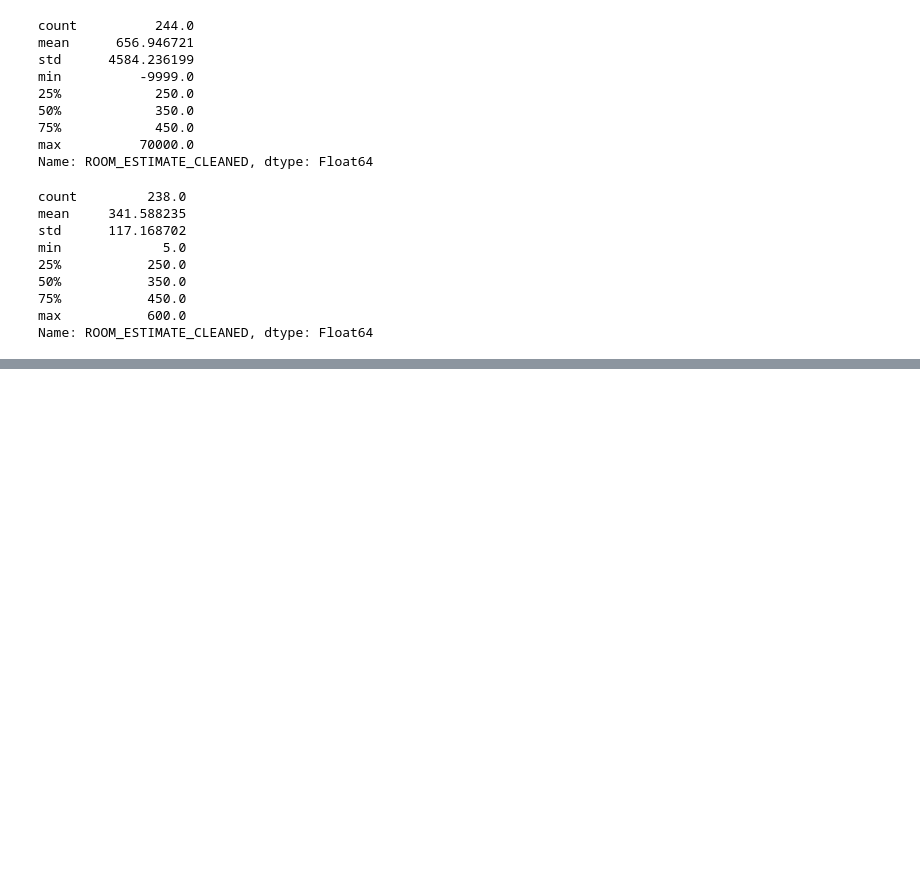
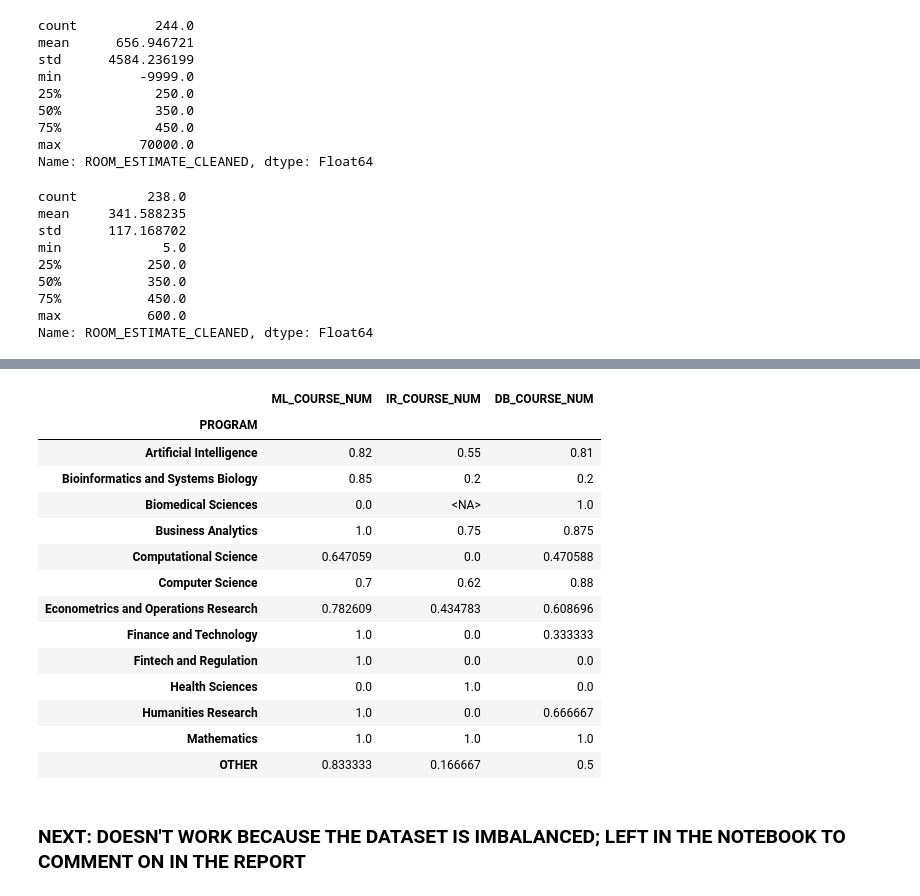
Before and after one commit to rahil1303/dmt-assignment1-2025, a Jupyter notebook: notebooks/Iteration_2_eda.ipynb, the cells around one changed output, grey strips where cells are left out. Cells and saved outputs as stored; diff of their text form; code cells hidden in the pictures; blank space fills up the shorter version.

```diff
--- a/notebooks/Iteration_2_eda.ipynb
+++ b/notebooks/Iteration_2_eda.ipynb
@@ -1177,0 +1199,35 @@ Name: ROOM_ESTIMATE_CLEANED, dtype: Float64
+# %%
+import pandas as pd
+import numpy as np
+from sklearn.impute import SimpleImputer
+
+# Define the columns you want to impute
+course_cols = ['ML_COURSE_NUM', 'IR_COURSE_NUM', 'DB_COURSE_NUM']
+
+# Step 1: Define a function to calculate the most frequent combination
+def most_frequent_combination(group):
+    # Calculate the mode (most frequent combination) of the courses for each program group
+    most_frequent = group[course_cols].mode().iloc[0]
+    return most_frequent
+
+# Step 2: Define a function to impute missing values based on the most frequent combination
+def impute_by_program(group, most_frequent_combination):
+    # Fill missing values in the group with the most frequent combination
+    for col, value in zip(course_cols, most_frequent_combination):
+        group[col] = group[col].fillna(value)
+    return group
+
+# Step 3: Apply the process for each program
+def impute_program_combination(df):
+    for program, group in df.groupby('PROGRAM'):
+        # Get the most frequent combination for the current program
+        most_frequent = most_frequent_combination(group)
+        # Impute missing values in the group
+        df.loc[group.index, course_cols] = impute_by_program(group, most_frequent)[course_cols]
+    return df
+
+# Step 4: Apply the function to the entire DataFrame
+df = impute_program_combination(df)
+
+# Print the updated DataFrame to check the imputed values
+print(df[['PROGRAM', 'ML_COURSE_NUM', 'IR_COURSE_NUM', 'DB_COURSE_NUM']].head())
@@ -1177,0 +1248,21 @@ Name: ROOM_ESTIMATE_CLEANED, dtype: Float64
+# %%
+# Average number of each course taken per program
+df.groupby('PROGRAM')[['ML_COURSE_NUM', 'IR_COURSE_NUM', 'DB_COURSE_NUM']].mean()
+# %% [output]
+|  | ML_COURSE_NUM | IR_COURSE_NUM | DB_COURSE_NUM |
+| PROGRAM |  |  |  |
+| Artificial Intelligence | 0.82 | 0.55 | 0.81 |
+| Bioinformatics and Systems Biology | 0.85 | 0.2 | 0.2 |
+| Biomedical Sciences | 0.0 | <NA> | 1.0 |
+| Business Analytics | 1.0 | 0.75 | 0.875 |
+| Computational Science | 0.647059 | 0.0 | 0.470588 |
+| Computer Science | 0.7 | 0.62 | 0.88 |
+| Econometrics and Operations Research | 0.782609 | 0.434783 | 0.608696 |
+| Finance and Technology | 1.0 | 0.0 | 0.333333 |
+| Fintech and Regulation | 1.0 | 0.0 | 0.0 |
+| Health Sciences | 0.0 | 1.0 | 0.0 |
+| Humanities Research | 1.0 | 0.0 | 0.666667 |
+| Mathematics | 1.0 | 1.0 | 1.0 |
+| OTHER | 0.833333 | 0.166667 | 0.5 |
+# %% [markdown]
+### NEXT: DOESN'T WORK BECAUSE THE DATASET IS IMBALANCED; LEFT IN THE NOTEBOOK TO COMMENT ON IN THE REPORT
```
Also changed, not shown: parts of 7 cells of this notebook, 1 other file.
